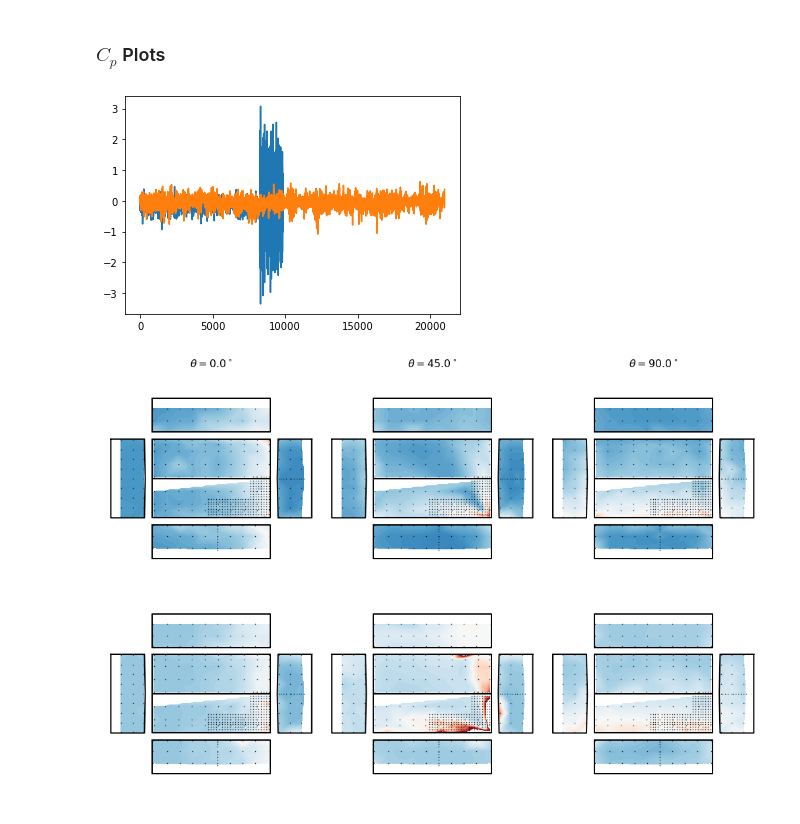
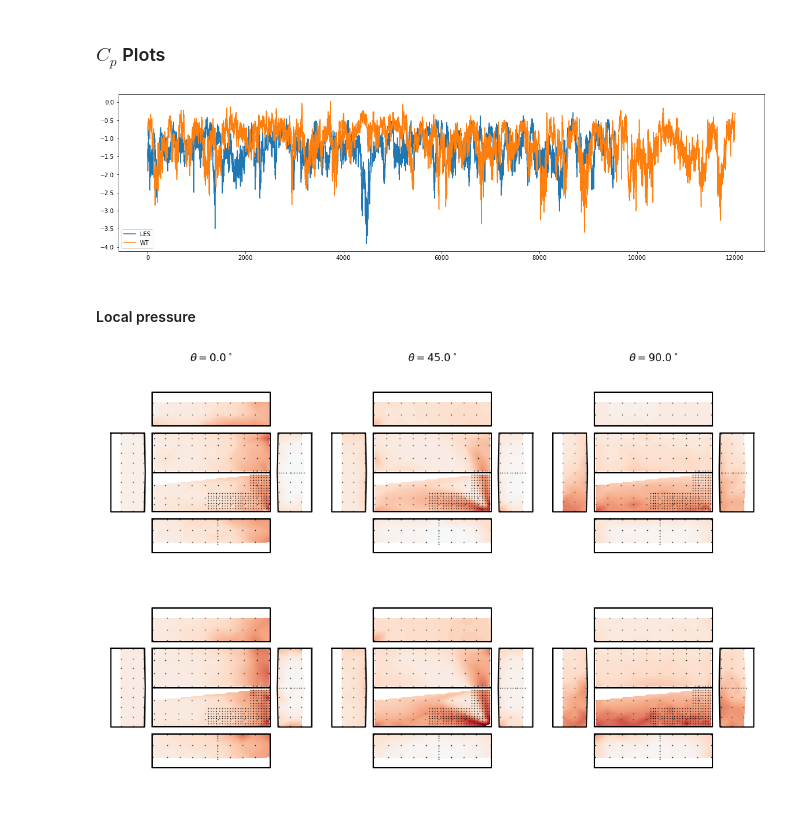
Before and after one commit to Tsinuel/windCalc, a Jupyter notebook: src/lab_windCAD.ipynb, the cells around one changed output. Cells and saved outputs as stored; diff of their text form; code cells hidden in the pictures.

```diff
--- a/src/lab_windCAD.ipynb
+++ b/src/lab_windCAD.ipynb
@@ -587,7 +598,6 @@ if saveFigs:
 ### Read data
 # %%
 peakMethod = 'minmax'
-badTaps = []
 Uh_FS = 25.0
 # %% [markdown]
 #### Wind tunnel data
@@ -669,7 +679,7 @@ wtCp_tngE3 = wind.bldgCp(bldgName='TTU_1:50_TNG',
                 samplingFreq=sampleRate[0],
                 AoA=AoA,
                 CpOfT=CpTH[:,:,:tMax],
-                badTaps=None,
+                badTaps=badTaps,
                 reReferenceCpToH=True,
                 pOfT=None,
                 p0ofT=None,
@@ -678,3 +688,17 @@ wtCp_tngE3 = wind.bldgCp(bldgName='TTU_1:50_TNG',
                 # keepTH=False,
                 )
 CpTH = analog = cp_data = None
+# %%
+print(bldg[1].NumTaps)
+print(np.shape(bldg[1].tapNo_all))
+print(np.shape(bldg[1].tapNo))
+print(np.shape(bldg[1].tapIdx))
+print(np.shape(bldg[1].tapTribs.geoms))
+print(np.shape(bldg[1].tapCoord))
+print(np.shape(bldg[1].tapCoord3D))
+print(np.shape(bldg[1].tapWghtPerPanel))
+
+ftp = bldg[1].tapNo
+tp = bldg.tapNo
+idx = np.where(np.isin(tp, ftp))[0]
+print(np.shape(idx))
@@ -686,4 +720,13 @@ p0Idx = 30
 
 trimTimeSegs=[[0,1.0]]
 AoA = [0.0,45.0,90.0]
+# %%
+def getClosestIdx(Tp, Tp0, tol=0.004):
+    idx = np.zeros_like(Tp,dtype=int)
+    for i,tp in enumerate(Tp):
+        idx[i] = np.argmin(np.abs(Tp0-tp))
+        if abs(tp-Tp0[idx[i]]) > tol:
+            print(f"Time gap b/n p and p0: {abs(tp-Tp0[idx[i]])}")
+
+    return idx
 # %%
@@ -781,13 +874,17 @@ WARNING! Non-uniform time step detected in 'probes.V0'.
 # %% [markdown]
 ### $C_p$ Plots
 # %%
-d = 0
-tap = 209
+d = 1
+tap = 409
 t = bldg.tapNo.index(tap)
 
-plt.figure()
-plt.plot(lesCp_E3.CpOfT[d,t,:])
-plt.plot(wtCp_tngE3.CpOfT[d,t,:])
+plt.figure(figsize=[20,5])
+plt.plot(lesCp_E2.CpOfT[d,t,:],label='LES')
+plt.plot(wtCp_tngE3.CpOfT[d,t,:],label='WT')
+# plt.xlim([8000,8600])
+plt.legend()
 plt.show()
 # %% [output]
-[figure, old version]
+[figure, new version]
+# %% [markdown]
+#### Local pressure
@@ -795,7 +898,7 @@ plt.show()
 nrow, ncol = 2, N_AoA
 
 fld = 'peakMin'
-fldRange=[-10,2]
+fldRange=[-7,7]
 
 fig, axs = plt.subplots(nrow, ncol)
 fig.set_figheight(6*nrow)
@@ -814,11 +917,11 @@ for d,D in enumerate(lesCp_E2.AoA):
     ax = axs[1,d]
     lesCp_E2.plotTapCpStatContour(fieldName=fld,dxnIdx=d,ax=ax,fldRange=fldRange)
     lesCp_E2.plotEdges(ax=ax,showName=False)
-    wtCp_tngE2.plotTaps(ax=ax,dotSz=1)
+    lesCp_E2.plotTaps(ax=ax,dotSz=1)
     ax.axis('off')
     ax.axis('equal')
 
 if saveFigs:
     fig.savefig(figDir+"Cp_"+fld+".svg",format='svg',dpi=1200, bbox_inches='tight')
 # %% [output]
-[figure, old version]
+[figure, new version]
```
Also changed, not shown: parts of 15 cells of this notebook, 3 other files.
